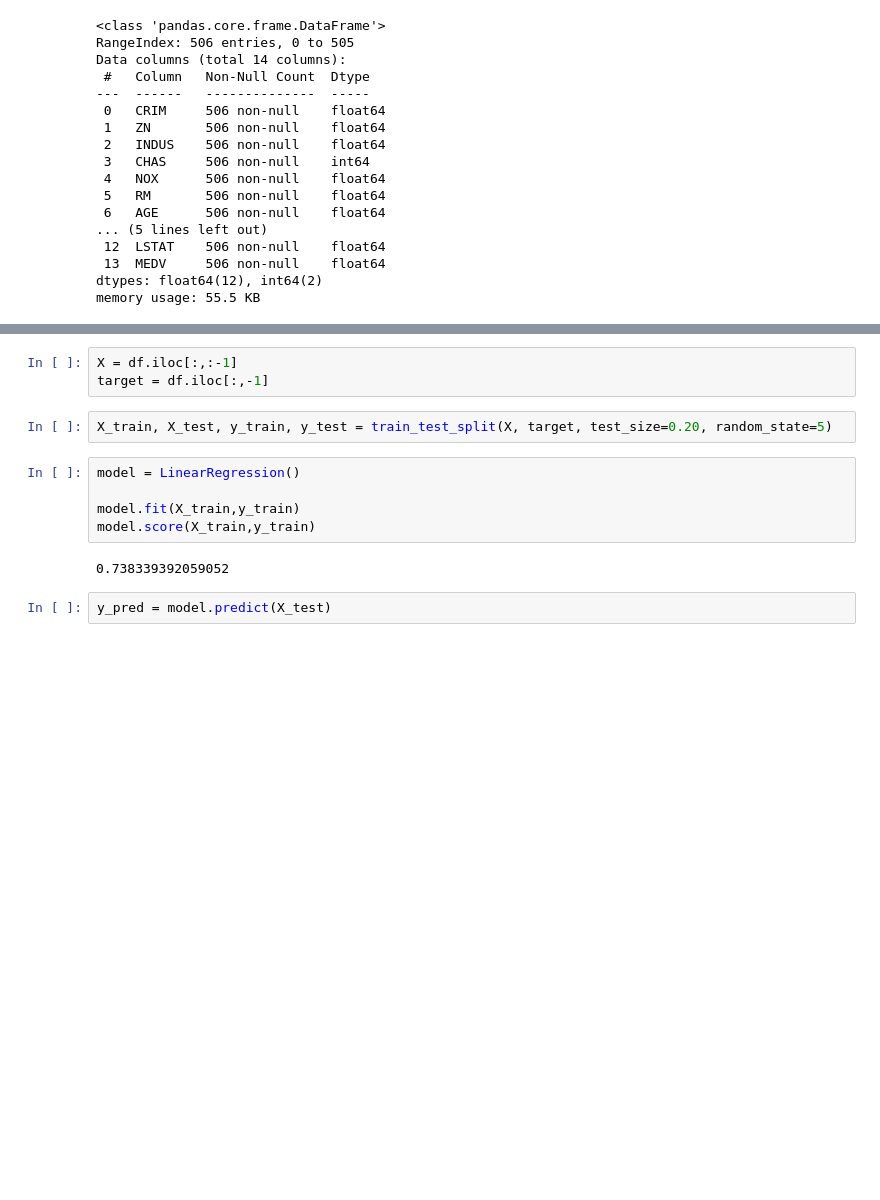
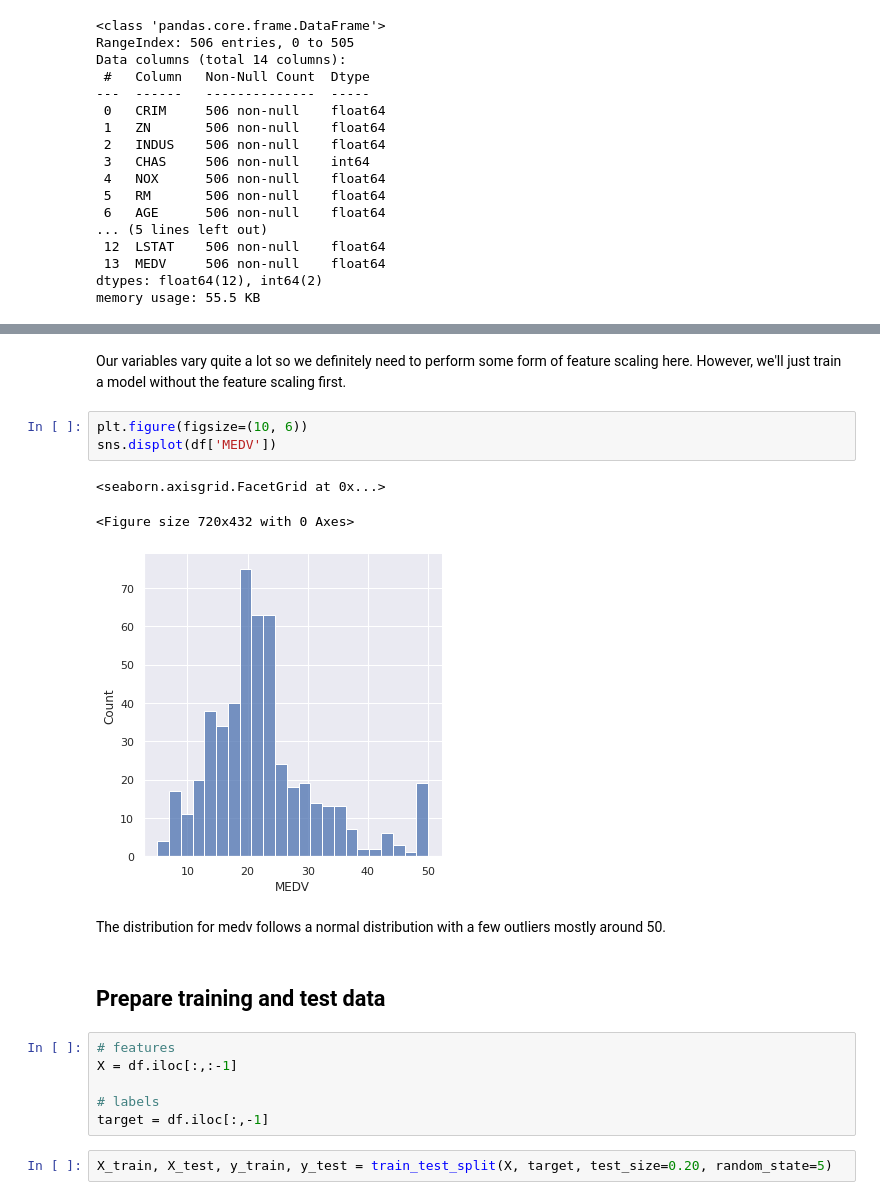
Before and after one commit to Tashhfia/Boston-House-Prices, a Jupyter notebook: house-price-prediction.ipynb, the cells around one changed output, grey strips where cells are left out. Cells and saved outputs as stored; diff of their text form; blank space fills up the shorter version.

```diff
--- a/house-price-prediction.ipynb
+++ b/house-price-prediction.ipynb
@@ -76,14 +74,21 @@ df
+# %% [markdown]
+Our variables vary quite a lot so we definitely need to perform some form of feature scaling here. However, we'll just train a model without the feature scaling first.
+# %%
+plt.figure(figsize=(10, 6))
+sns.displot(df['MEDV'])
+# %% [output]
+<seaborn.axisgrid.FacetGrid at 0x...>
+<Figure size 720x432 with 0 Axes>
+[figure, added]
+# %% [markdown]
+The distribution for medv follows a normal distribution with a few outliers mostly around 50.
+# %% [markdown]
+## **Prepare training and test data**
 # %%
+# features
 X = df.iloc[:,:-1]
+
+# labels
 target = df.iloc[:,-1]
 # %%
 X_train, X_test, y_train, y_test = train_test_split(X, target, test_size=0.20, random_state=5)
-# %%
-model = LinearRegression()
-
-model.fit(X_train,y_train)
-model.score(X_train,y_train)
-# %% [output]
-0.738339392059052
-# %%
-y_pred = model.predict(X_test)
```
Also changed, not shown: parts of 11 cells of this notebook.
